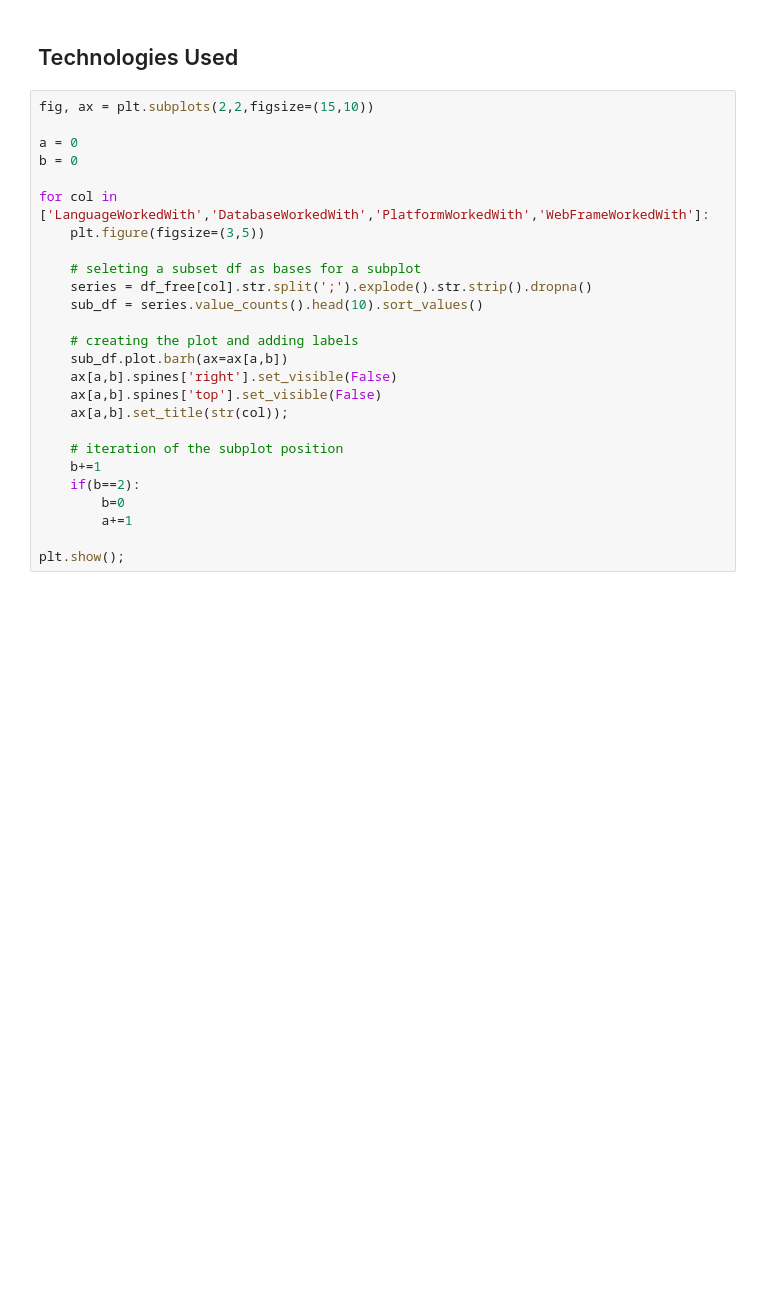
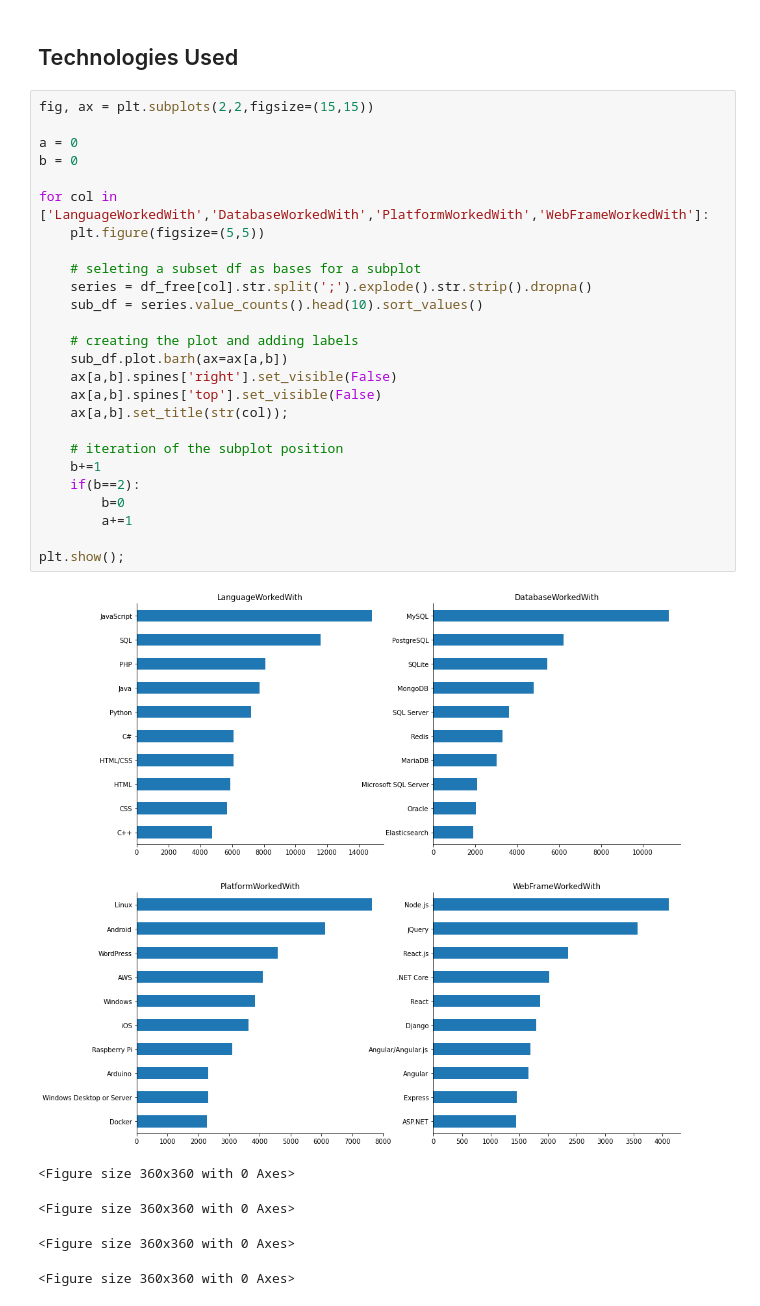
Before and after one commit to aldrinlambon/stackoverflow-survey-data-analysis, a Jupyter notebook: DataPreparation.ipynb, the cells around one changed output. Drawn from its saved outputs; the diff is of its cells as text; blank space fills up the shorter version.

Commit message:
Update DataPreparation.ipynb
Revisions on top 10 technologies used plot

```diff
--- a/DataPreparation.ipynb
+++ b/DataPreparation.ipynb
@@ -151,28 +166,34 @@ plt.show()
 # %% [markdown]
 ## Technologies Used
 # %%
-fig, ax = plt.subplots(2,2,figsize=(15,10))
+fig, ax = plt.subplots(2,2,figsize=(15,15))
 
 a = 0
 b = 0
 
 for col in ['LanguageWorkedWith','DatabaseWorkedWith','PlatformWorkedWith','WebFrameWorkedWith']:
-    plt.figure(figsize=(3,5))
+    plt.figure(figsize=(5,5))
 
     # seleting a subset df as bases for a subplot
     series = df_free[col].str.split(';').explode().str.strip().dropna()
     sub_df = series.value_counts().head(10).sort_values()
 
     # creating the plot and adding labels
     sub_df.plot.barh(ax=ax[a,b])
     ax[a,b].spines['right'].set_visible(False)
     ax[a,b].spines['top'].set_visible(False)
     ax[a,b].set_title(str(col));
 
     # iteration of the subplot position
     b+=1
     if(b==2):
         b=0
         a+=1
 
 plt.show();
+# %% [output]
+[figure, added]
+<Figure size 360x360 with 0 Axes>
+<Figure size 360x360 with 0 Axes>
+<Figure size 360x360 with 0 Axes>
+<Figure size 360x360 with 0 Axes>
```
Also changed, not shown: parts of 3 cells of this notebook.
